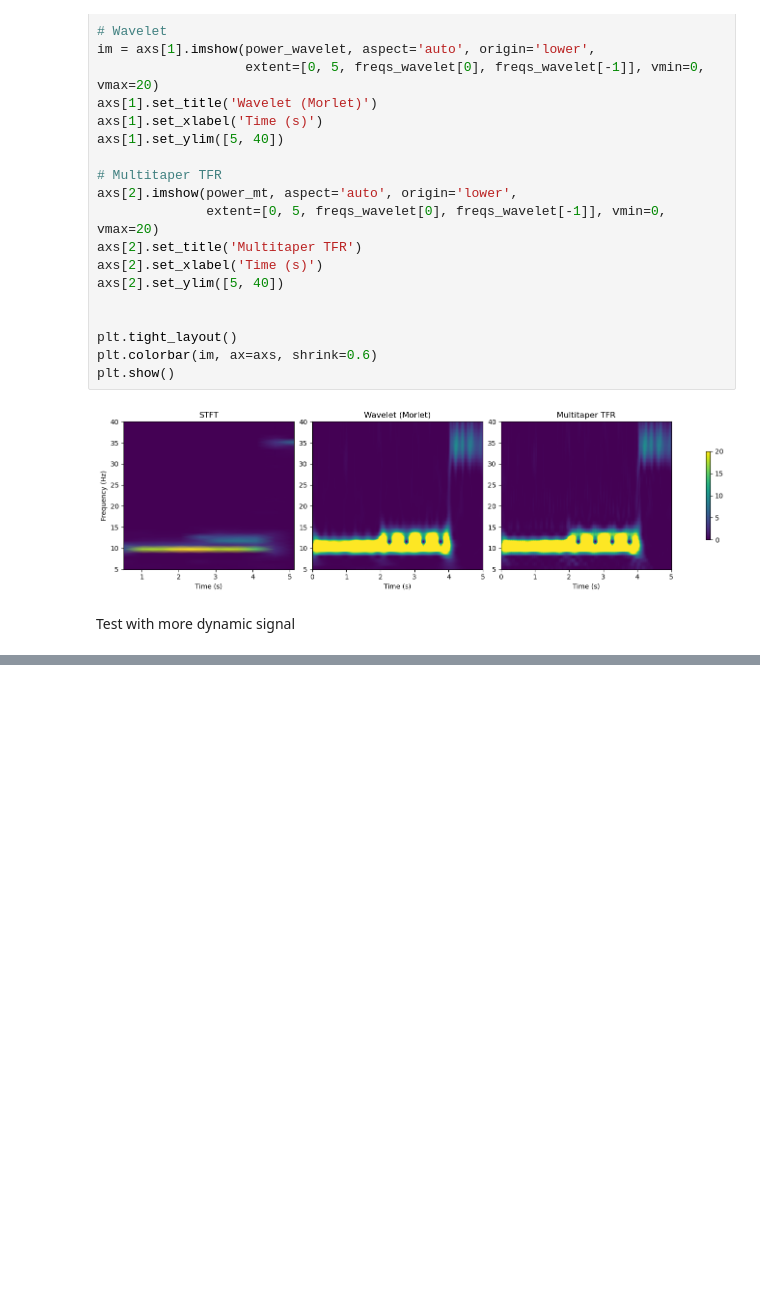
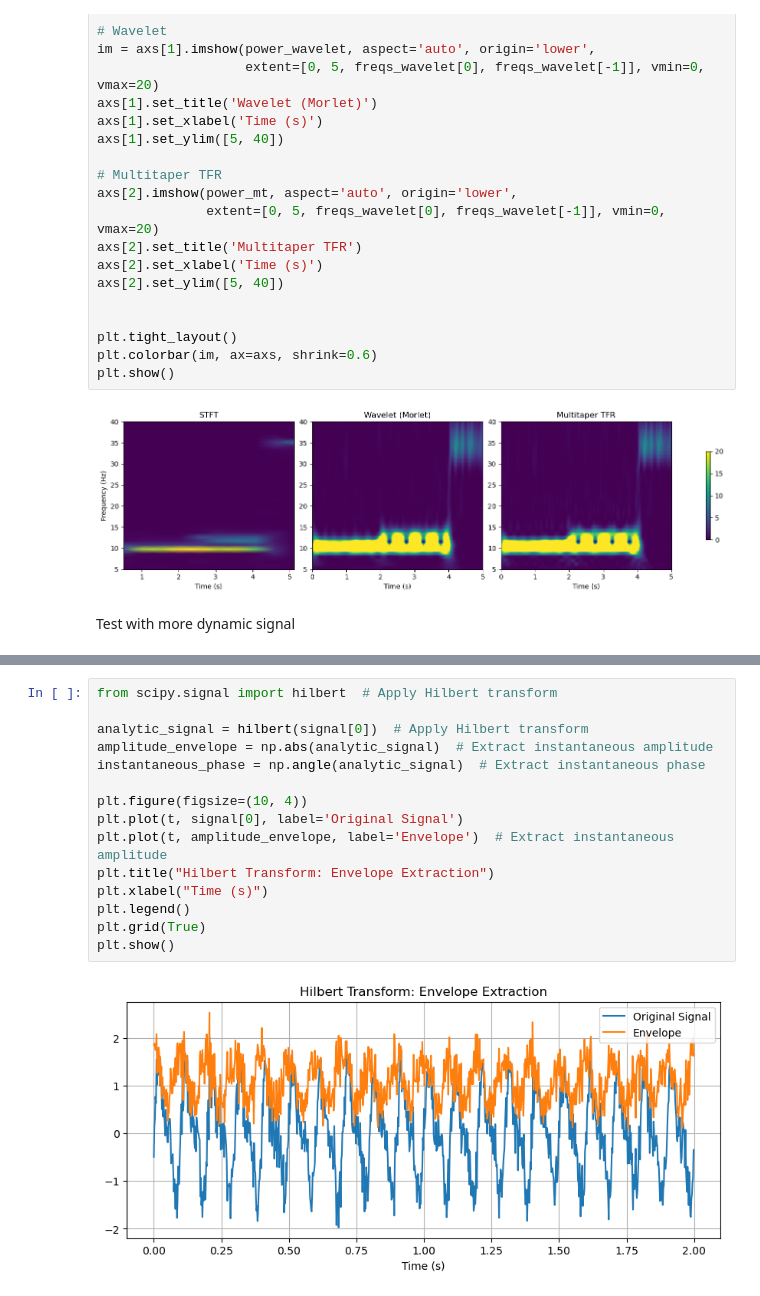
Before and after one commit to dlekdms2021/Lecture_digital_pattern_recognition, a Jupyter notebook: week6_timefrequency_analysis/practice.ipynb, the cells around one changed output, grey strips where cells are left out. Drawn from its saved outputs; the diff is of its cells as text; blank space fills up the shorter version.

```diff
--- a/week6_timefrequency_analysis/practice.ipynb
+++ b/week6_timefrequency_analysis/practice.ipynb
@@ -275,0 +305,17 @@ plt.show()
+# %%
+from scipy.signal import hilbert  # Apply Hilbert transform
+
+analytic_signal = hilbert(signal[0])  # Apply Hilbert transform
+amplitude_envelope = np.abs(analytic_signal)  # Extract instantaneous amplitude
+instantaneous_phase = np.angle(analytic_signal)  # Extract instantaneous phase
+
+plt.figure(figsize=(10, 4))
+plt.plot(t, signal[0], label='Original Signal')
+plt.plot(t, amplitude_envelope, label='Envelope')  # Extract instantaneous amplitude
+plt.title("Hilbert Transform: Envelope Extraction")
+plt.xlabel("Time (s)")
+plt.legend()
+plt.grid(True)
+plt.show()
+# %% [output]
+[figure, added]
```
Also changed, not shown: parts of 10 cells of this notebook, 1 other file.
